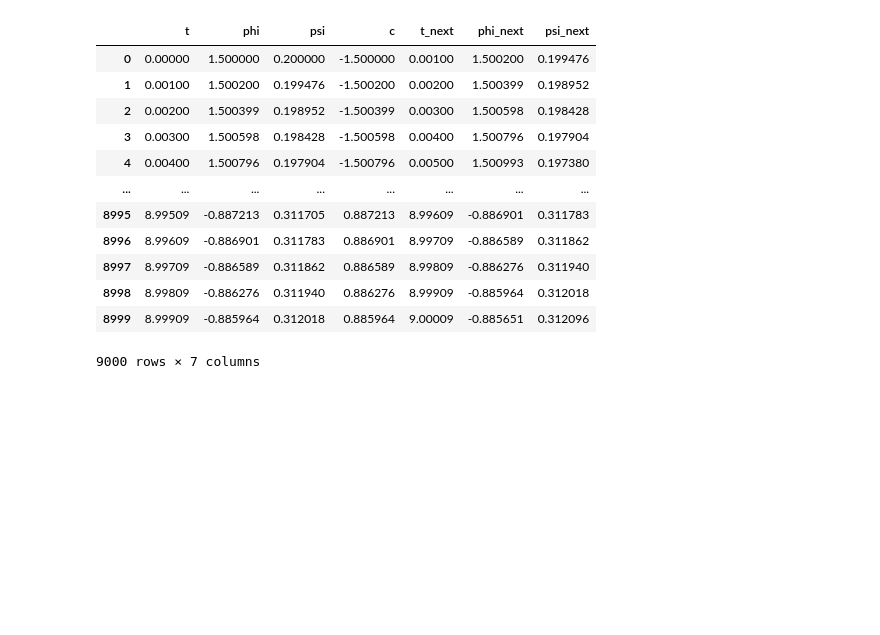
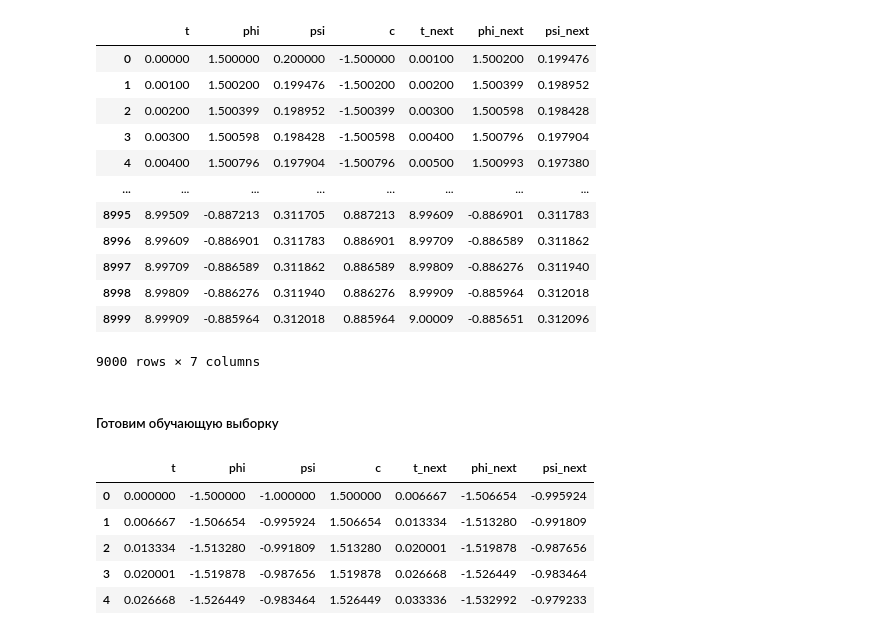
Before and after one commit to stepanshulpin/adaptive_critic, a Jupyter notebook: pendulum.ipynb, the cells around one changed output. Saved outputs shown, nothing was run; the diff lists cells and outputs as text; code cells hidden in the pictures; blank space fills up the shorter version.

Commit message:
more data

```diff
--- a/pendulum.ipynb
+++ b/pendulum.ipynb
@@ -243,3 +241,16 @@ df.head(9000)
 | 8998 | 8.99809 | -0.886276 | 0.311940 | 0.886276 | 8.99909 | -0.885964 | 0.312018 |
 | 8999 | 8.99909 | -0.885964 | 0.312018 | 0.885964 | 9.00009 | -0.885651 | 0.312096 |
 9000 rows × 7 columns
+# %%
+def sol_to_df(sol):
+    df = pd.DataFrame({'t': sol.t, 'phi': sol.y[0], 'psi': sol.y[1]})
+    df = df.assign(
+    c = lambda x: control(x.t, [x.phi, x.psi]),
+        t_next=df.t.shift(-1),
+        phi_next=df.phi.shift(-1),
+        psi_next=df.psi.shift(-1)
+    )
+    df = df.iloc[:-1]
+    return df
+# %% [markdown]
+##### Готовим обучающую выборку
@@ -245,0 +275,9 @@ df.head(9000)
+# %%
+df.head()
+# %% [output]
+|  | t | phi | psi | c | t_next | phi_next | psi_next |
+| 0 | 0.000000 | -1.500000 | -1.000000 | 1.500000 | 0.006667 | -1.506654 | -0.995924 |
+| 1 | 0.006667 | -1.506654 | -0.995924 | 1.506654 | 0.013334 | -1.513280 | -0.991809 |
+| 2 | 0.013334 | -1.513280 | -0.991809 | 1.513280 | 0.020001 | -1.519878 | -0.987656 |
+| 3 | 0.020001 | -1.519878 | -0.987656 | 1.519878 | 0.026668 | -1.526449 | -0.983464 |
+| 4 | 0.026668 | -1.526449 | -0.983464 | 1.526449 | 0.033336 | -1.532992 | -0.979233 |
```
Also changed, not shown: parts of 8 cells of this notebook.
